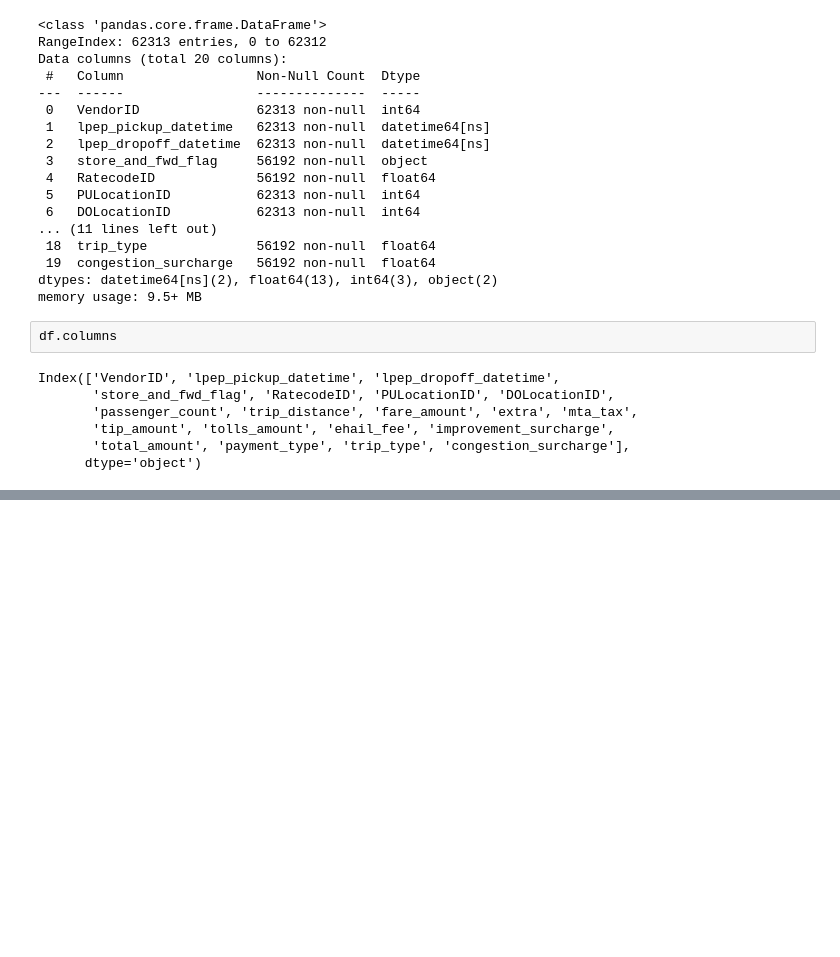
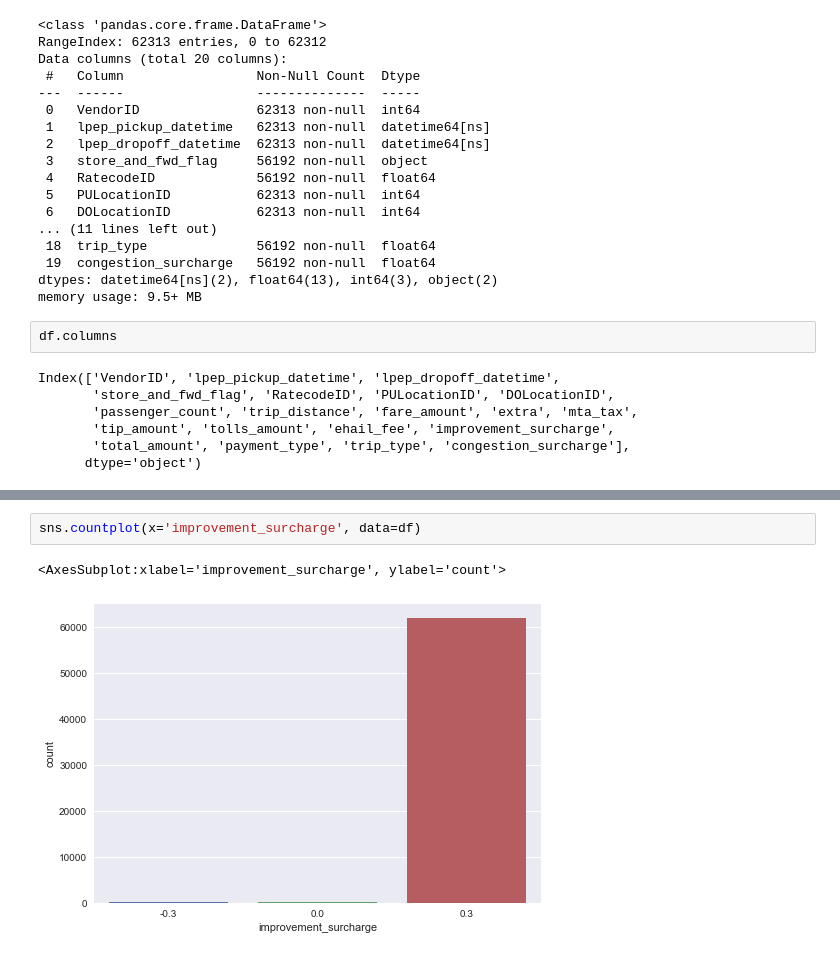
Before and after one commit to abideen-olawuwo/nyc-taxi, a Jupyter notebook: nyc_taxi.ipynb, the cells around one changed output, grey strips where cells are left out. Drawn from its saved outputs; the diff is of its cells as text; blank space fills up the shorter version.

```diff
--- a/nyc_taxi.ipynb
+++ b/nyc_taxi.ipynb
@@ -46,0 +144,5 @@ Index(['VendorID', 'lpep_pickup_datetime', 'lpep_dropoff_datetime',
+# %%
+sns.countplot(x='improvement_surcharge', data=df)
+# %% [output]
+<AxesSubplot:xlabel='improvement_surcharge', ylabel='count'>
+[figure, added]
```
Also changed, not shown: parts of 13 cells of this notebook.
